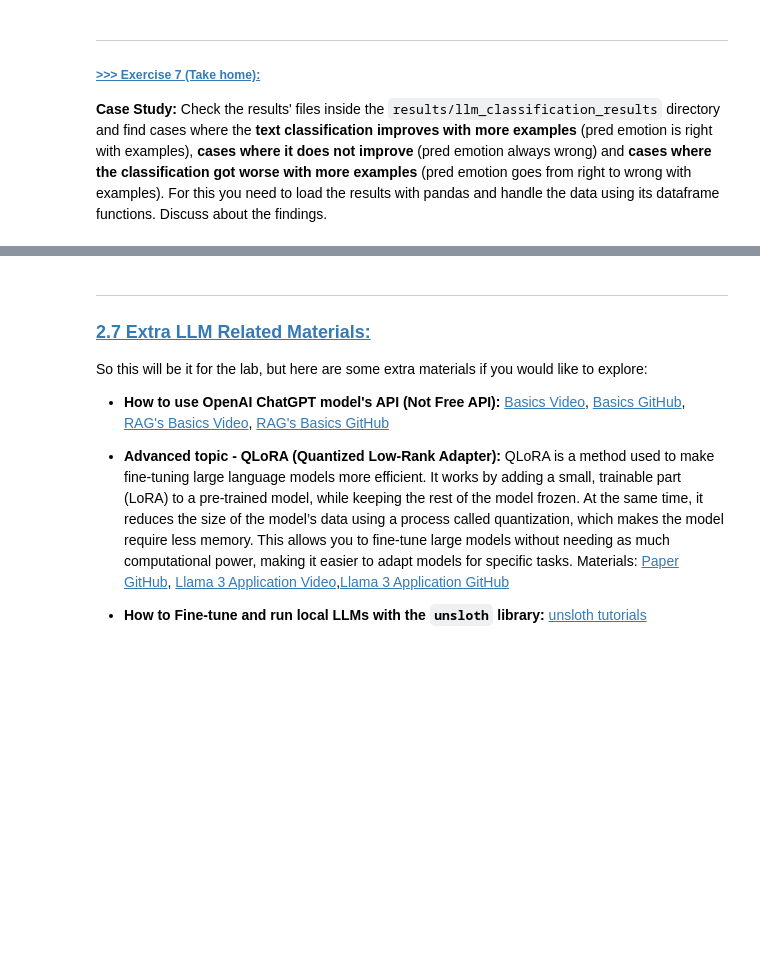
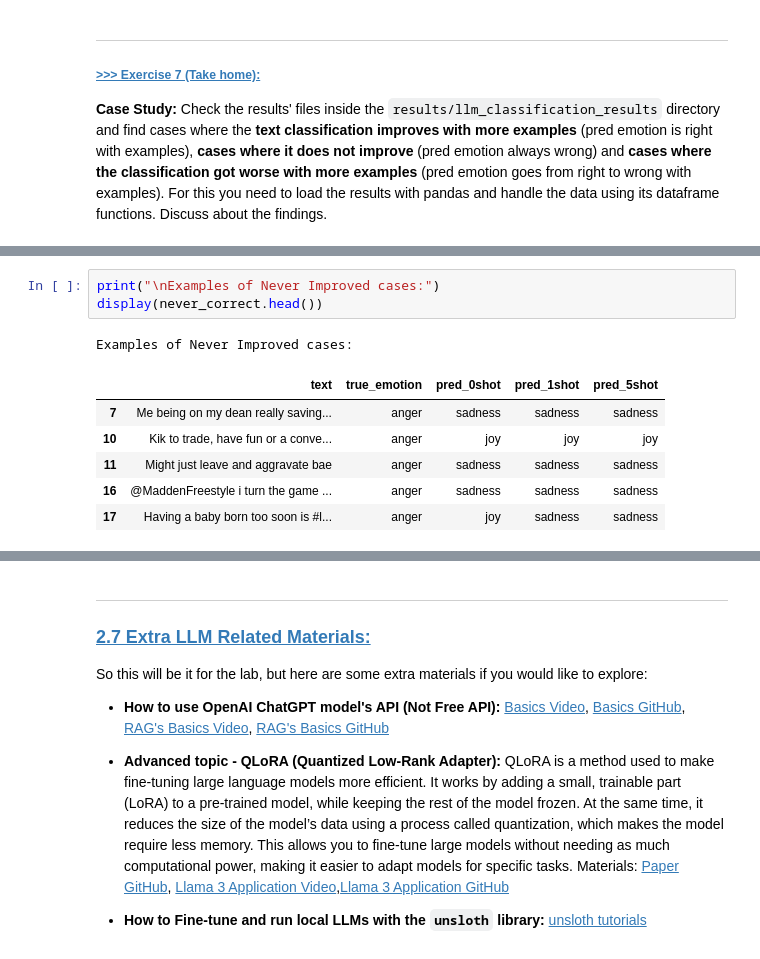
Before and after one commit to huayu1115/DM2025-Lab2-Exercise, a Jupyter notebook: DM2025-Lab2-Master-Phase_2_Main.ipynb, the cells around one changed output, grey strips where cells are left out. Cells and saved outputs as stored; diff of their text form; blank space fills up the shorter version.

```diff
--- a/DM2025-Lab2-Master-Phase_2_Main.ipynb
+++ b/DM2025-Lab2-Master-Phase_2_Main.ipynb
@@ -1734,0 +1865,11 @@ Compare and discuss the overall results of the zero-shot, 1-shot and 5-shot clas
+# %%
+print("\nExamples of Never Improved cases:")
+display(never_correct.head())
+# %% [output]
+Examples of Never Improved cases:
+|  | text | true_emotion | pred_0shot | pred_1shot | pred_5shot |
+| 7 | Me being on my dean really saving... | anger | sadness | sadness | sadness |
+| 10 | Kik to trade, have fun or a conve... | anger | joy | joy | joy |
+| 11 | Might just leave and aggravate bae | anger | sadness | sadness | sadness |
+| 16 | @MaddenFreestyle i turn the game ... | anger | sadness | sadness | sadness |
+| 17 | Having a baby born too soon is #l... | anger | joy | sadness | sadness |
```
Also changed, not shown: parts of 18 cells of this notebook, 2 other files.
